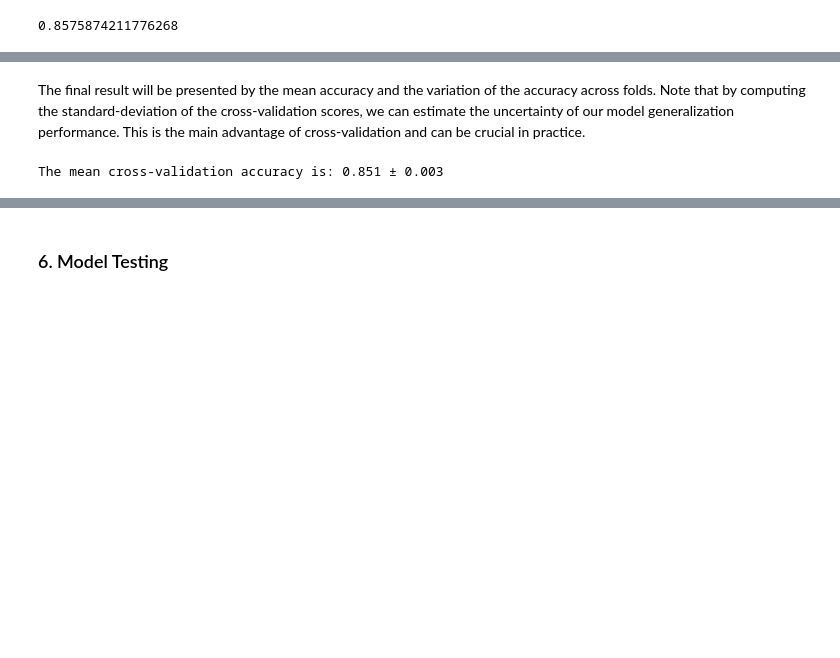
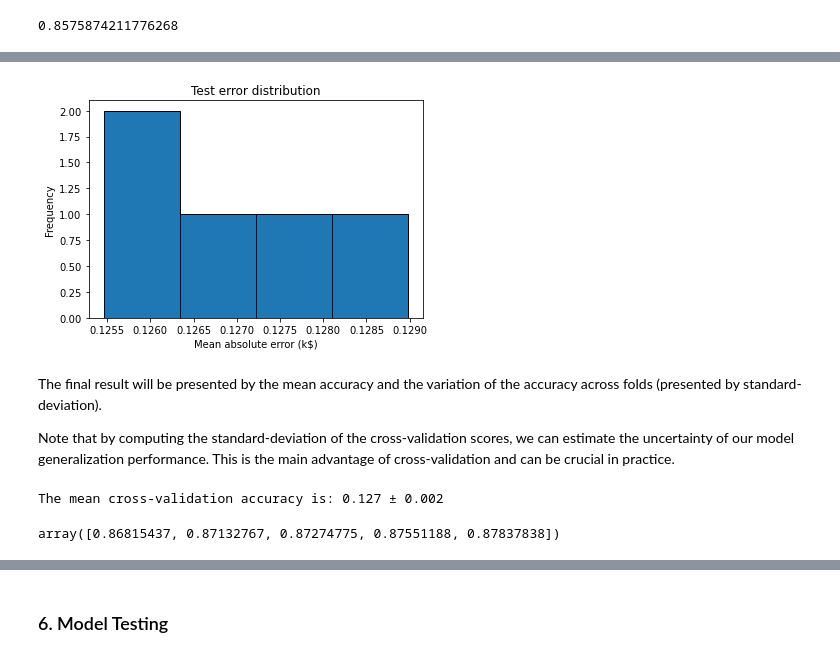
Before and after one commit to wq2021/Machine_learning_with_sklearn, a Jupyter notebook: ML_project.ipynb, the cells around one changed output, grey strips where cells are left out. Saved outputs shown, nothing was run; the diff lists cells and outputs as text; code cells hidden in the pictures; blank space fills up the shorter version.

```diff
--- a/ML_project.ipynb
+++ b/ML_project.ipynb
@@ -114,3 +114,9 @@ Few comments on these variables :
 - education-num : peaks at 10 and 13
 - hours-per-week : peaks at 40
 - capital-gain / capital-loss : most of values are close to 0
+# %%
+dataset["class"]= dataset["class"].str.strip()
+dataset["target"] = 0
+dataset.loc[dataset["class"] == ">50K", "target"] = 1
+del dataset["class"]
+dataset.head()
@@ -117,6 +130,6 @@ Few comments on these variables :
 # %%
 # seperate the data and the target
-target_name = "class"
+target_name = "target"
 target = dataset[target_name]
 target
 # %% [output]
@@ -284,7 +387,9 @@ preprocessor = ColumnTransformer([
     ('one-hot-encoder', OneHotEncoder(handle_unknown="ignore"), categorical_columns),
     ('standard_scaler', StandardScaler(), numerical_columns)])
 
-model = make_pipeline(preprocessor, LogisticRegression(max_iter=500))
+classifier_lr = LogisticRegression(max_iter=500)
+
+model = make_pipeline(preprocessor, classifier_lr)
 model
 # %% [output]
 Pipeline(steps=[('columntransformer',
@@ -330,0 +426,7 @@ cv_result
+# %%
+from sklearn.model_selection import cross_validate
+from sklearn.model_selection import ShuffleSplit
+
+cv = ShuffleSplit(n_splits=5, test_size=0.25, random_state=0)
+cv_result = cross_validate(model, data, target, cv=cv, scoring="neg_mean_absolute_error", return_estimator=True) # scoring="neg_mean_absolute_error" : the negative of the mean absolute error
+cv_result
@@ -331,10 +451,30 @@ cv_result
+# %%
+import matplotlib.pyplot as plt
+import pandas as pd
+
+cv_results = pd.DataFrame(cv_result)
+cv_results["test_error"] = -cv_results["test_score"]
+cv_results["test_error"].plot.hist(bins=4, edgecolor="black")
+plt.xlabel("Mean absolute error (k$)")
+_ = plt.title("Test error distribution")
+# %% [output]
+[figure, added]
 # %% [markdown]
-The final result will be presented by the mean accuracy and the variation of the accuracy across folds. Note that by computing the standard-deviation of the cross-validation scores, we can estimate the uncertainty of our model generalization performance. This is the main advantage of cross-validation and can be crucial in practice.
+The final result will be presented by the mean accuracy and the variation of the accuracy across folds (presented by standard-deviation).
+
+Note that by computing the standard-deviation of the cross-validation scores, we can estimate the uncertainty of our model generalization performance. This is the main advantage of cross-validation and can be crucial in practice.
 # %%
-scores = cv_result["test_score"]
+scores = -cv_results["test_score"]
 print(
     "The mean cross-validation accuracy is: "
     f"{scores.mean():.3f} ± {scores.std():.3f}"
 )
 # %% [output]
-The mean cross-validation accuracy is: 0.851 ± 0.003
+The mean cross-validation accuracy is: 0.127 ± 0.002
+# %%
+from sklearn.model_selection import cross_val_score
+# test_score only
+scores = cross_val_score(model, data, target)
+scores
+# %% [output]
+array([0.86815437, 0.87132767, 0.87274775, 0.87551188, 0.87837838])
```
Also changed, not shown: parts of 23 cells of this notebook.
